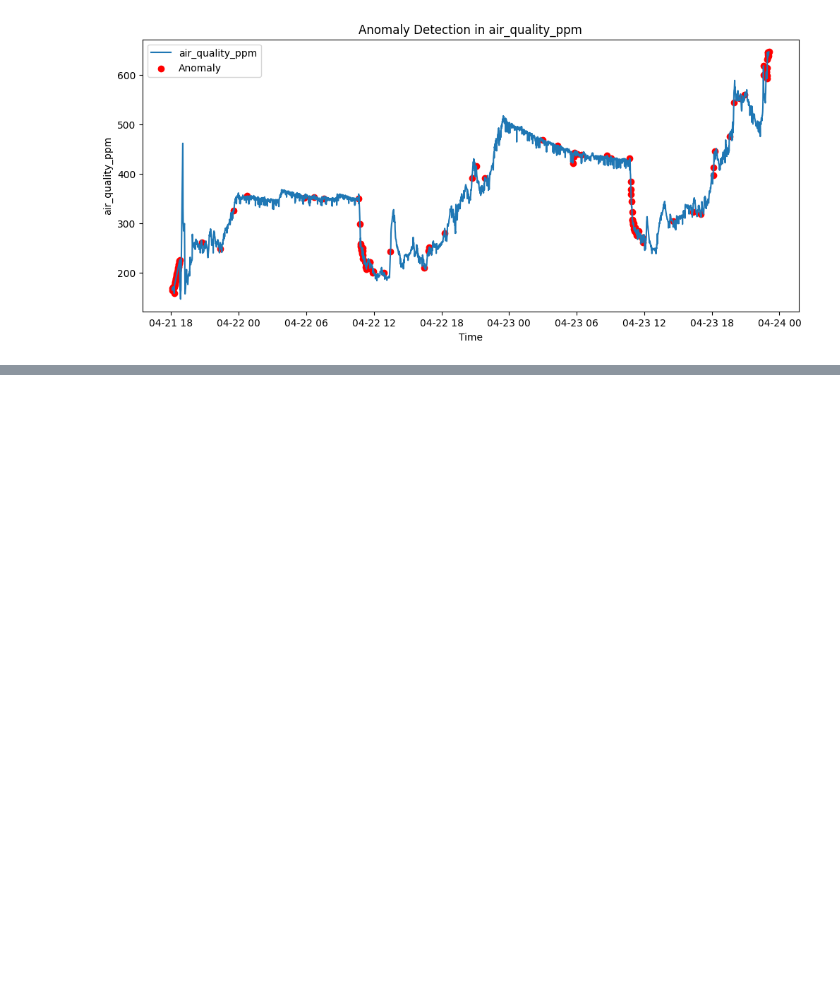
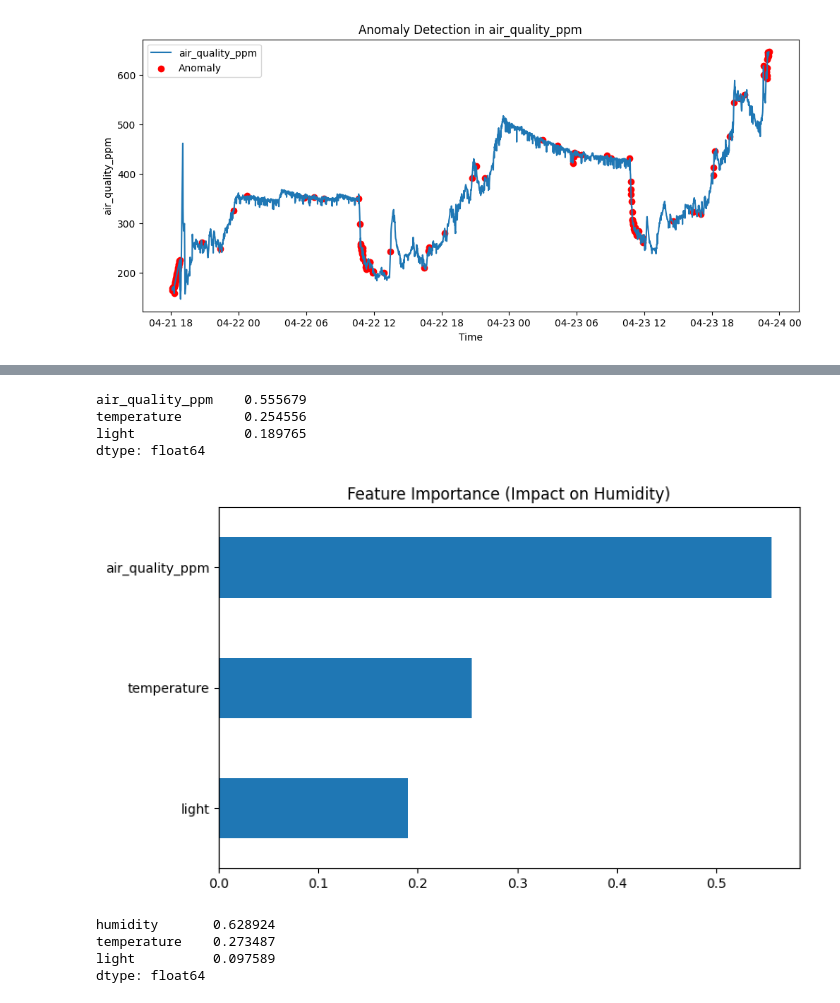
Before and after one commit to shashithenuwara/IOT, a Jupyter notebook: MLmodel.ipynb, the cells around one changed output, grey strips where cells are left out. Cells and saved outputs as stored; diff of their text form; code cells hidden in the pictures; blank space fills up the shorter version.

```diff
--- a/MLmodel.ipynb
+++ b/MLmodel.ipynb
@@ -451,0 +485,46 @@ for col in sensor_cols:
+# %%
+# Second correlation: Predict humidity
+
+X2 = df_resampled[['temperature', 'light', 'air_quality_ppm']]
+y2 = df_resampled['humidity']
+
+from sklearn.ensemble import RandomForestRegressor
+
+model2 = RandomForestRegressor(random_state=42)
+model2.fit(X2, y2)
+
+# Feature importance
+importance2 = pd.Series(model2.feature_importances_, index=X2.columns)
+
+print(importance2.sort_values(ascending=False))
+# %% [output]
+air_quality_ppm    0.555679
+temperature        0.254556
+light              0.189765
+dtype: float64
+# %%
+importance2.sort_values().plot(kind='barh', figsize=(8,5))
+plt.title("Feature Importance (Impact on Humidity)")
+plt.show()
+# %% [output]
+[figure, added]
+# %%
+# Third correlation: Predict air quality
+
+X3 = df_resampled[['temperature', 'humidity', 'light']]
+y3 = df_resampled['air_quality_ppm']
+
+from sklearn.ensemble import RandomForestRegressor
+
+model3 = RandomForestRegressor(random_state=42)
+model3.fit(X3, y3)
+
+# Feature importance
+importance3 = pd.Series(model3.feature_importances_, index=X3.columns)
+
+print(importance3.sort_values(ascending=False))
+# %% [output]
+humidity       0.628924
+temperature    0.273487
+light          0.097589
+dtype: float64
```
Also changed, not shown: parts of 6 cells of this notebook.
